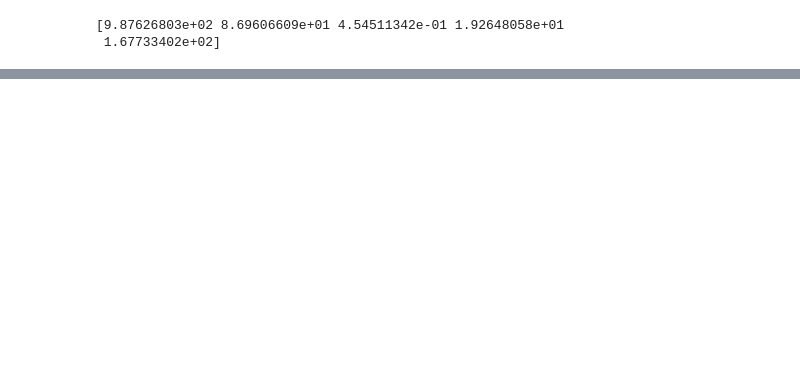
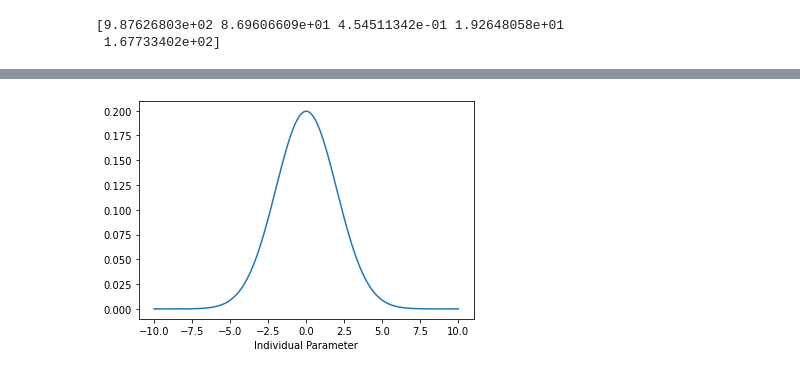
Before and after one commit to Rebecca-Rumney/Myleotoxicity-PKPD, a Jupyter notebook: Notebooks/7_Conclusion.ipynb, the cells around one changed output, grey strips where cells are left out. Cells and saved outputs as stored; diff of their text form; code cells hidden in the pictures; blank space fills up the shorter version.

```diff
--- a/Notebooks/7_Conclusion.ipynb
+++ b/Notebooks/7_Conclusion.ipynb
@@ -482,0 +475,15 @@ Grade 4 Thrombocytopeania (Platelets  count of 87.76280155959017) occurs at a Do
+# %%
+import numpy as np
+import matplotlib.pyplot as plt
+from scipy.stats import norm
+
+# Plot between -10 and 10 with .001 steps.
+x_axis = np.arange(-10, 10, 0.001)
+# Mean = 0, SD = 2.
+plt.plot(x_axis, norm.pdf(x_axis,0,2))
+plt.xlabel("Individual Parameter")
+
+# plt.savefig("normal_dist_ind.svg")
+plt.show()
+# %% [output]
+[figure, added]
```
Also changed, not shown: parts of 5 cells of this notebook, 6 other files.
